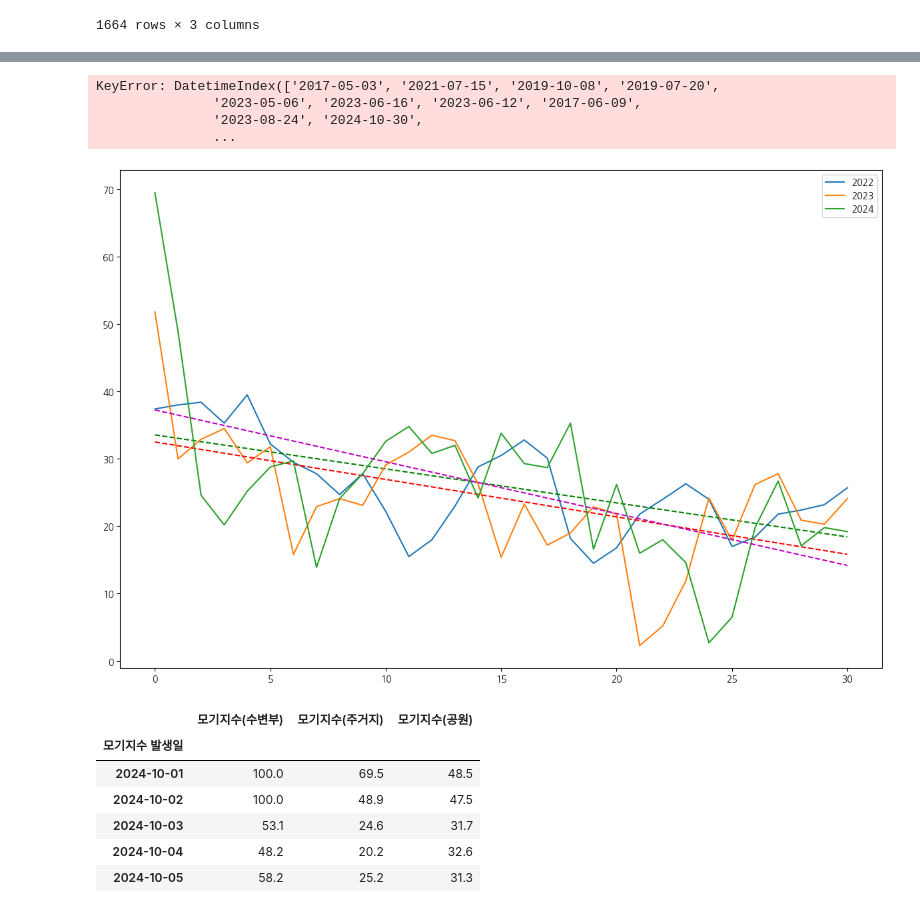
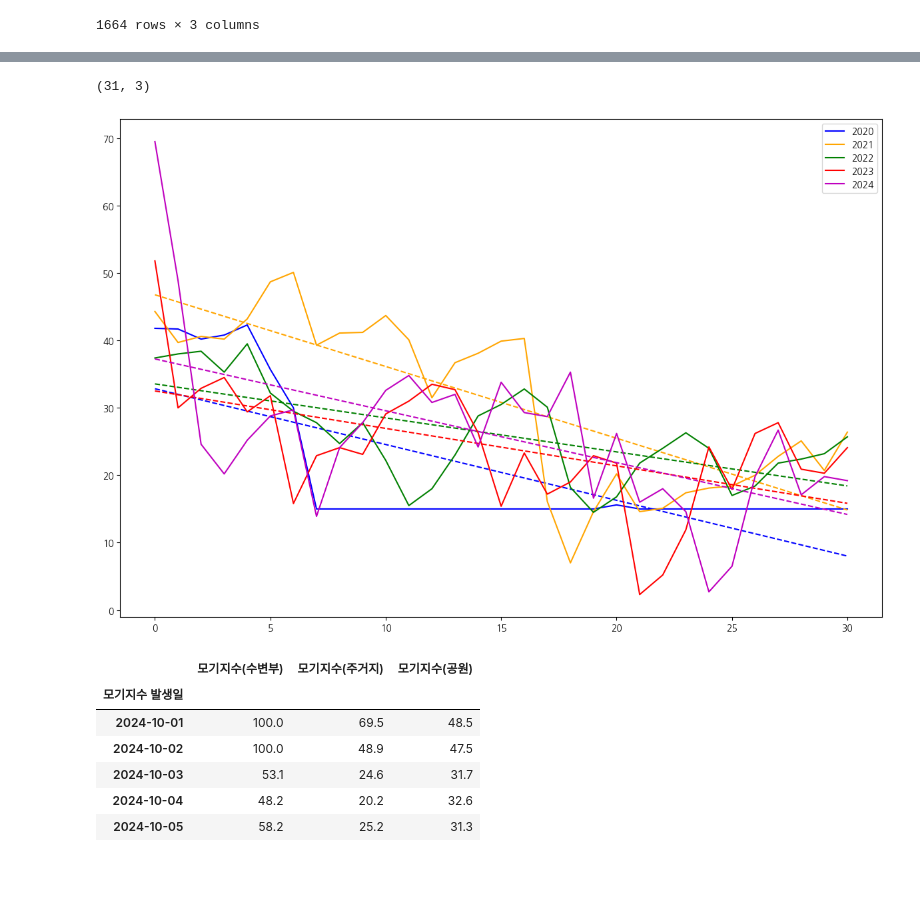
Before and after one commit to matdongsan5/Project, a Jupyter notebook: PublicData_이정욱/main.ipynb, the cells around one changed output, grey strips where cells are left out. Saved outputs shown, nothing was run; the diff lists cells and outputs as text; code cells hidden in the pictures; blank space fills up the shorter version.

```diff
--- a/PublicData_이정욱/main.ipynb
+++ b/PublicData_이정욱/main.ipynb
@@ -991,7 +1022,2 @@ smDF
 # %%
-smDF.drop_duplicates(subset=smDF.index)
+smDF = smDF.drop_duplicates(subset='모기지수 발생일')
-# %% [output]
-KeyError: DatetimeIndex(['2017-05-03', '2021-07-15', '2019-10-08', '2019-07-20',
-               '2023-05-06', '2023-06-16', '2023-06-12', '2017-06-09',
-               '2023-08-24', '2024-10-30',
-               ...
@@ -998,3 +1026,7 @@ KeyError: DatetimeIndex(['2017-05-03', '2021-07-15', '2019-10-08', '2019-07-20',
+# %%
+sm_year(2021,10).shape
+# %% [output]
+(31, 3)
 # %%
 # 16 ~ 24
 fig, ax1 = plt.subplots(figsize=(12,8))
@@ -1002,43 +1034,43 @@ fig, ax1 = plt.subplots(figsize=(12,8))
 data1 = sm_year(2020,10)
 data2 = sm_year(2021,10)
 data3 = sm_year(2022,10)
 data4 = sm_year(2023,10)
 data5 = sm_year(2024,10)
 
 xdata = list(range(0,31))
 # labels = ['수변부', '주거지', '공원']
 
-# ax1.plot(xdata, data1.iloc[0:32,1], label = 2020)
-# trend_line  = np.poly1d(np.polyfit(xdata, data1.iloc[0:32,1], 1))
-# # ax1.plot(xdata,trend_line(xdata), 'b--')
+ax1.plot(xdata, data1.iloc[0:32,1], 'b-', label = 2020)
+trend_line  = np.poly1d(np.polyfit(xdata, data1.iloc[0:32,1], 1))
+ax1.plot(xdata,trend_line(xdata), 'b--')
 
-# ax1.plot(xdata, data2.iloc[0:32,1], label = 2021)
-# trend_line  = np.poly1d(np.polyfit(xdata, data2.iloc[0:32,1], 1))
-# ax1.plot(xdata,trend_line(xdata), color = 'orange', linestyle= '--')
+ax1.plot(xdata, data2.iloc[0:32,1], label = 2021, color = 'orange', linestyle= '-')
+trend_line  = np.poly1d(np.polyfit(xdata, data2.iloc[0:32,1], 1))
+ax1.plot(xdata,trend_line(xdata), color = 'orange', linestyle= '--')
 
-ax1.plot(xdata, data3.iloc[0:32,1], label = 2022)
+ax1.plot(xdata, data3.iloc[0:32,1], 'g-', label = 2022)
 trend_line  = np.poly1d(np.polyfit(xdata, data3.iloc[0:32,1], 1))
 ax1.plot(xdata,trend_line(xdata), 'g--')
 
 
-ax1.plot(xdata, data4.iloc[0:32,1], label = 2023)
+ax1.plot(xdata, data4.iloc[0:32,1], 'r-', label = 2023)
 trend_line  = np.poly1d(np.polyfit(xdata, data4.iloc[0:32,1], 1))
 ax1.plot(xdata,trend_line(xdata), 'r--')
 
-ax1.plot(xdata, data5.iloc[0:32,1], label = 2024)
+ax1.plot(xdata, data5.iloc[0:32,1], 'm-', label = 2024)
 trend_line  = np.poly1d(np.polyfit(xdata, data5.iloc[0:32,1], 1))
 ax1.plot(xdata,trend_line(xdata), 'm--')
 
 # plt.plot(sm_year(2022,10).index, data3)
 # plt.plot(sm_year(2023,10).index, data4)
 # plt.plot(sm_year(2024,10).index, data5)
 
 # plt.xticks(list(range(31,0,-1)))
 plt.legend()
 plt.tight_layout()
 plt.show()
 # %% [output]
-[figure, old version]
+[figure, new version]
 # %%
 data5
 # %% [output]
```
Also changed, not shown: parts of 4 cells of this notebook, 35 other files.
